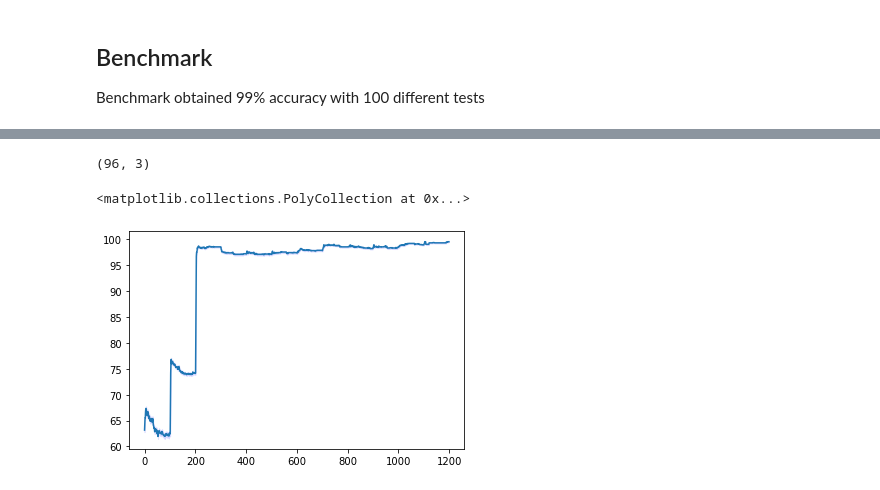
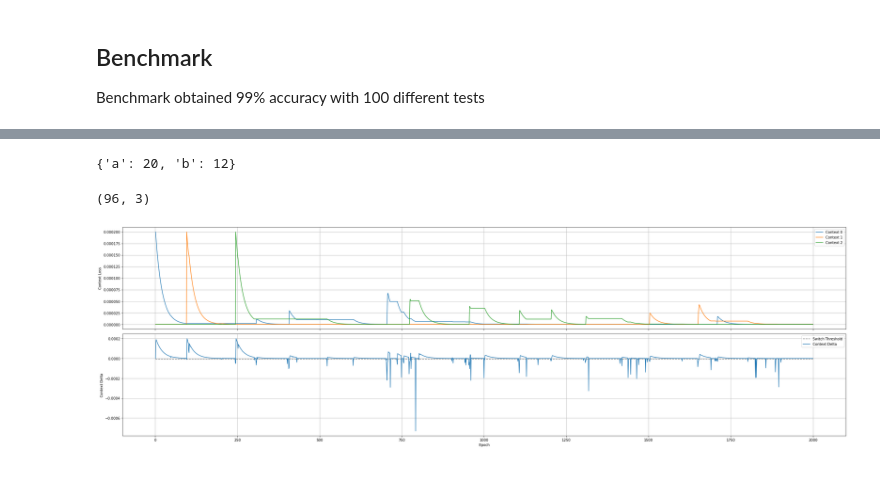
Before and after one commit to DLii-Research/context-learning, a Jupyter notebook: 3. Wisconsin Card Sort.ipynb, the cells around one changed output, grey strips where cells are left out. Saved outputs shown, nothing was run; the diff lists cells and outputs as text; code cells hidden in the pictures.

```diff
--- a/3. Wisconsin Card Sort.ipynb
+++ b/3. Wisconsin Card Sort.ipynb
@@ -393,6 +349,12 @@ Wall time: 5h 17min 2s
+# %%
+a = {'a': 15}
+a.update({'b': 12, 'a': 20})
+a
+# %% [output]
+{'a': 20, 'b': 12}
 # %%
 # Load the model results
-with open("data/wcst.dat", 'rb') as f:
+with open("data/wcst_long.dat", 'rb') as f:
     data = pickle.load(f)
 # %%
 for key in data:
@@ -400,6 +362,12 @@ for key in data:
         print(key)
 # %% [output]
 (96, 3)
+# %%
+logger = ContextLogger()
+logger.plots = data[(96, 3)][0]
+logger.plot()
+# %% [output]
+[figure, added]
 # %%
 accuracies = 100*np.array([data[k][2] for k in sorted(data.keys())])
 # %%
@@ -407,8 +374,0 @@ ci = 1.96 * np.std(accuracies, axis=0)/np.mean(accuracies, axis=0)
-# %%
-x, y = np.arange(accuracies.shape[1]), np.mean(accuracies, axis=0)
-fig, ax = plt.subplots()
-ax.plot(x, y)
-ax.fill_between(x, (y-ci), (y+ci), color='b', alpha=.1)
-# %% [output]
-<matplotlib.collections.PolyCollection at 0x...>
-[figure, removed]
```
Also changed, not shown: parts of 24 cells of this notebook, 17 other files.
